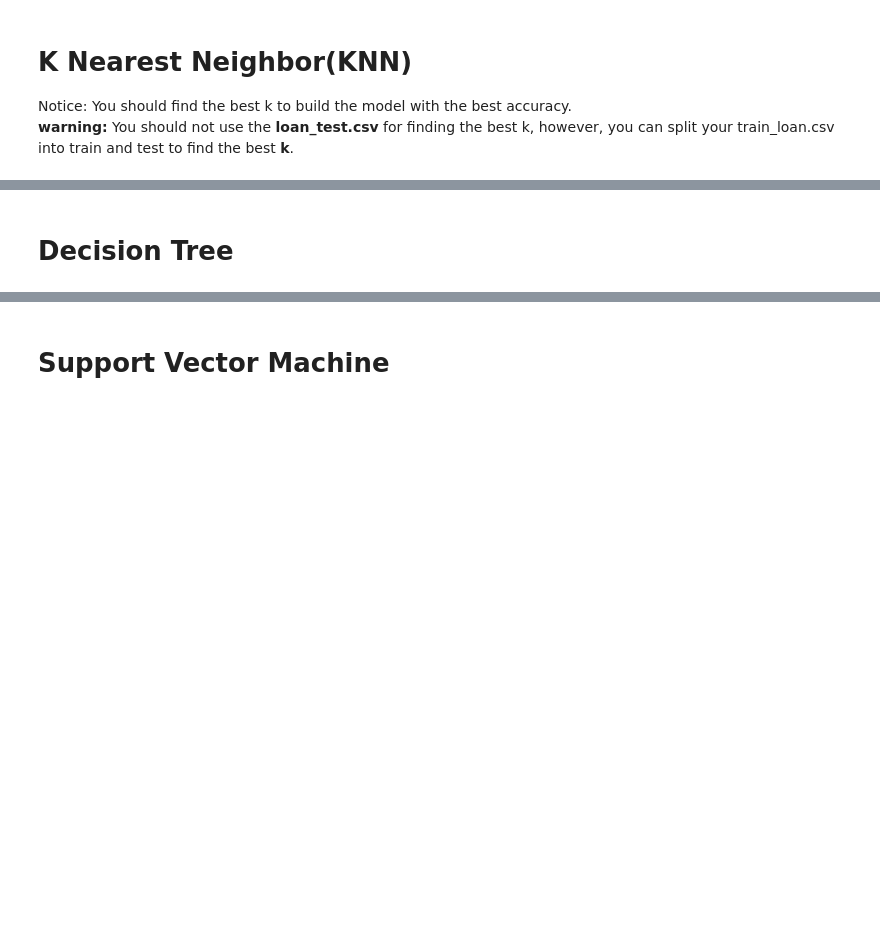
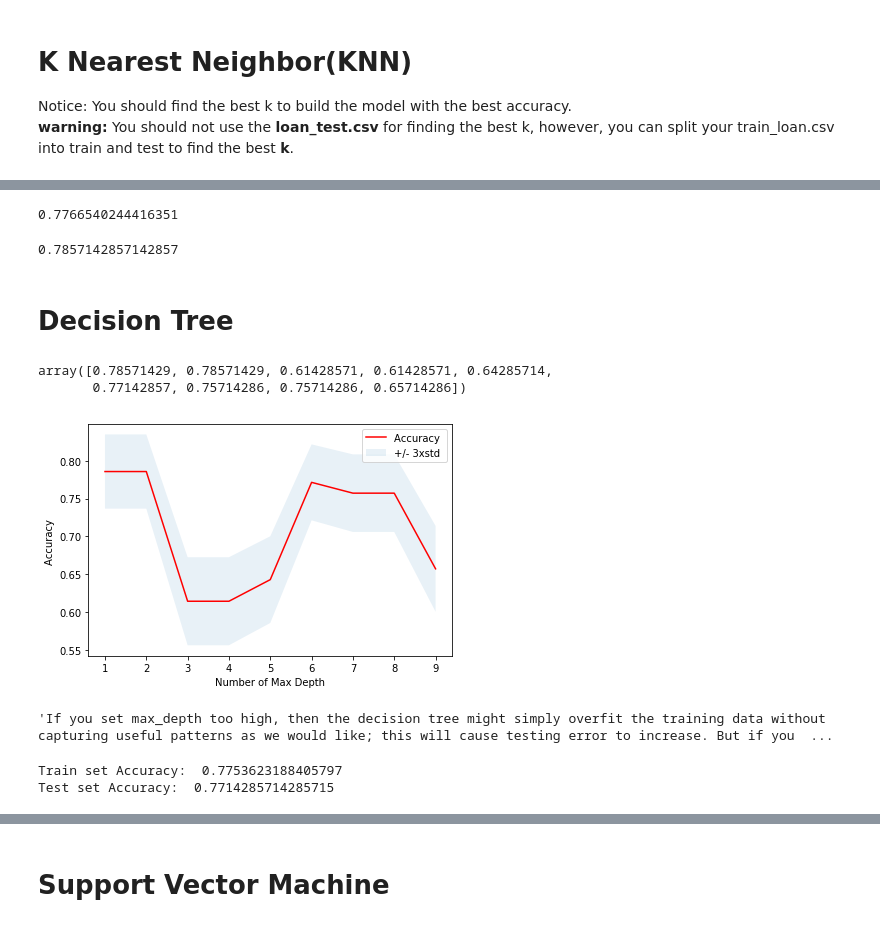
Before and after one commit to nilotpal0/Capstone_project_ML_IBM, a Jupyter notebook: Capstone_Notebook2.ipynb, the cells around one changed output, grey strips where cells are left out. Saved outputs shown, nothing was run; the diff lists cells and outputs as text; code cells hidden in the pictures; blank space fills up the shorter version.

```diff
--- a/Capstone_Notebook2.ipynb
+++ b/Capstone_Notebook2.ipynb
@@ -287,2 +367,12 @@ Notice: You should find the best k to build the model with the best accuracy.
+# %%
+from sklearn.metrics import f1_score
+f1_score(y_test, yhat, average='weighted')
+# %% [output]
+0.7766540244416351
+# %%
+from sklearn.metrics import jaccard_similarity_score
+jaccard_similarity_score(y_test, yhat)
+# %% [output]
+0.7857142857142857
 # %% [markdown]
 # Decision Tree
@@ -288,0 +383,43 @@ Notice: You should find the best k to build the model with the best accuracy.
+# %%
+'''Decision Tree Modelling
+    Build the decision tree model
+    Train the model with different max depth ranging from 1 to 10
+    Calculate the accuracy of each model'''
+
+md = 10
+mean_acc = np.zeros((md-1))
+std_acc = np.zeros((md-1))
+ConfustionMx = [];
+for n in range(1,md):
+
+    #Train Model and Predict
+    loant = DecisionTreeClassifier(criterion="entropy", max_depth = n).fit(X_train,y_train)
+    yhat=loant.predict(X_test)
+    mean_acc[n-1] = metrics.accuracy_score(y_test, yhat)
+
+
+    std_acc[n-1]=np.std(yhat==y_test)/np.sqrt(yhat.shape[0])
+
+mean_acc
+# %% [output]
+array([0.78571429, 0.78571429, 0.61428571, 0.61428571, 0.64285714,
+       0.77142857, 0.75714286, 0.75714286, 0.65714286])
+# %%
+'''Plot model accuracy for different number of max depth'''
+
+plt.plot(range(1,md),mean_acc,'r')
+plt.fill_between(range(1,md),mean_acc - 1 * std_acc,mean_acc + 1 * std_acc, alpha=0.10)
+plt.legend(('Accuracy ', '+/- 3xstd'))
+plt.ylabel('Accuracy ')
+plt.xlabel('Number of Max Depth')
+plt.tight_layout()
+plt.show()
+# %% [output]
+[figure, added]
+# %%
+'''If you set max_depth too high, then the decision tree might simply overfit the training data without capturing useful patterns as we would like; this will cause testing error to increase. But if you set it too low, that is not good as well; then you might be giving the decision tree too little flexibility to capture the patterns and interactions in the training data. This will also cause the testing error to increase.
+
+#There is a nice golden spot in between the extremes of too-high and too-low. Usually, the modeller would consider the max_depth as a hyper-parameter, and use some sort of grid/random search with cross-validation to find a good number for max_depth.
+#Hence, we can conclude that the accuracy of the decision tree classifier is the best when max depth is 6 with an accuracy of 77.14%¶'''
+# %% [output]
+'If you set max_depth too high, then the decision tree might simply overfit the training data without capturing useful patterns as we would like; this will cause testing error to increase. But if you  ...
@@ -288,0 +436,8 @@ Notice: You should find the best k to build the model with the best accuracy.
+# %%
+#Calculating the train and test accuracy
+
+print("Train set Accuracy: ", metrics.accuracy_score(y_train, loandt.predict(X_train)))
+print("Test set Accuracy: ", metrics.accuracy_score(y_test, yhat))
+# %% [output]
+Train set Accuracy:  0.7753623188405797
+Test set Accuracy:  0.7714285714285715
```
Also changed, not shown: parts of 45 cells of this notebook.
